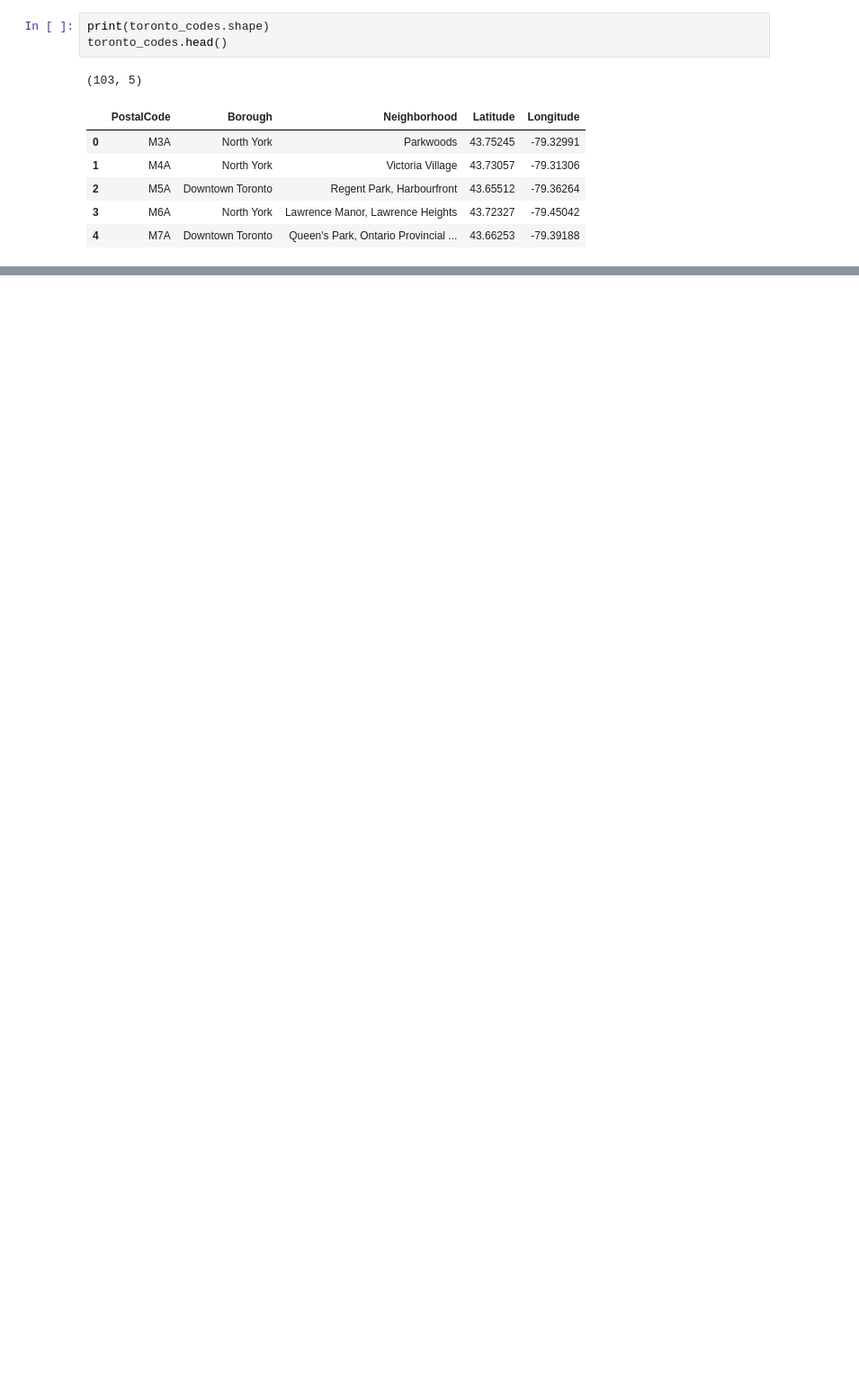
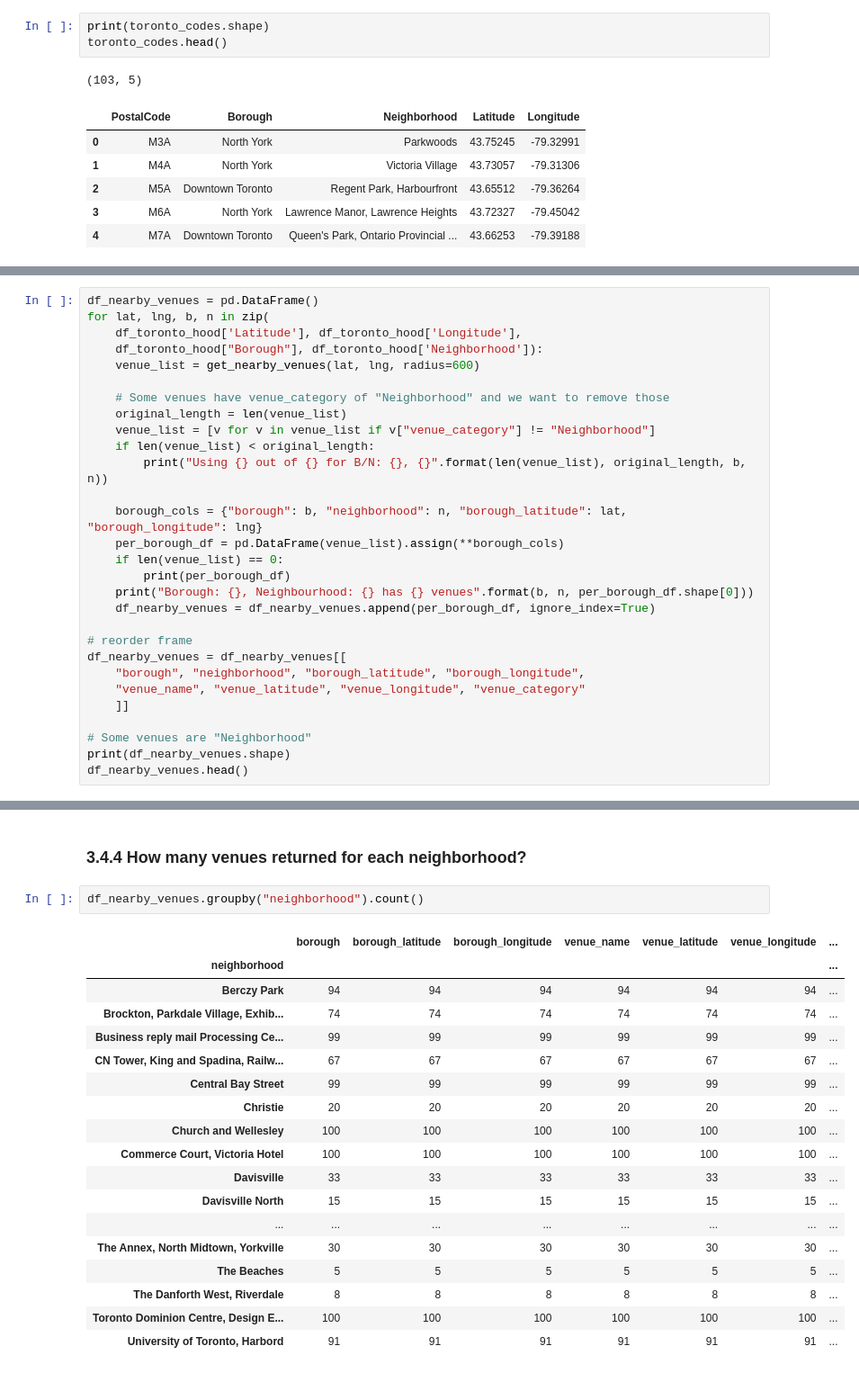
Before and after one commit to pawanrajs/Coursera_Capstone, a Jupyter notebook: Week3_Final_Assignment.ipynb, the cells around one changed output, grey strips where cells are left out. Shown: that part at 90% size. Saved outputs shown, nothing was run; the diff lists cells and outputs as text; blank space fills up the shorter version.

```diff
--- a/Week3_Final_Assignment.ipynb
+++ b/Week3_Final_Assignment.ipynb
@@ -149,0 +292,29 @@ Boroughs that contain Toronto:  39
+# %%
+df_nearby_venues = pd.DataFrame()
+for lat, lng, b, n in zip(
+    df_toronto_hood['Latitude'], df_toronto_hood['Longitude'],
+    df_toronto_hood["Borough"], df_toronto_hood['Neighborhood']):
+    venue_list = get_nearby_venues(lat, lng, radius=600)
+
+    # Some venues have venue_category of "Neighborhood" and we want to remove those
+    original_length = len(venue_list)
+    venue_list = [v for v in venue_list if v["venue_category"] != "Neighborhood"]
+    if len(venue_list) < original_length:
+        print("Using {} out of {} for B/N: {}, {}".format(len(venue_list), original_length, b, n))
+
+    borough_cols = {"borough": b, "neighborhood": n, "borough_latitude": lat, "borough_longitude": lng}
+    per_borough_df = pd.DataFrame(venue_list).assign(**borough_cols)
+    if len(venue_list) == 0:
+        print(per_borough_df)
+    print("Borough: {}, Neighbourhood: {} has {} venues".format(b, n, per_borough_df.shape[0]))
+    df_nearby_venues = df_nearby_venues.append(per_borough_df, ignore_index=True)
+
+# reorder frame
+df_nearby_venues = df_nearby_venues[[
+    "borough", "neighborhood", "borough_latitude", "borough_longitude",
+    "venue_name", "venue_latitude", "venue_longitude", "venue_category"
+    ]]
+
+# Some venues are "Neighborhood"
+print(df_nearby_venues.shape)
+df_nearby_venues.head()
@@ -149,0 +345,23 @@ Boroughs that contain Toronto:  39
+# %% [markdown]
+### 3.4.4 How many venues returned for each neighborhood?
+# %%
+df_nearby_venues.groupby("neighborhood").count()
+# %% [output]
+|  | borough | borough_latitude | borough_longitude | venue_name | venue_latitude | venue_longitude | ... |
+| neighborhood |  |  |  |  |  |  | ... |
+| Berczy Park | 94 | 94 | 94 | 94 | 94 | 94 | ... |
+| Brockton, Parkdale Village, Exhib... | 74 | 74 | 74 | 74 | 74 | 74 | ... |
+| Business reply mail Processing Ce... | 99 | 99 | 99 | 99 | 99 | 99 | ... |
+| CN Tower, King and Spadina, Railw... | 67 | 67 | 67 | 67 | 67 | 67 | ... |
+| Central Bay Street | 99 | 99 | 99 | 99 | 99 | 99 | ... |
+| Christie | 20 | 20 | 20 | 20 | 20 | 20 | ... |
+| Church and Wellesley | 100 | 100 | 100 | 100 | 100 | 100 | ... |
+| Commerce Court, Victoria Hotel | 100 | 100 | 100 | 100 | 100 | 100 | ... |
+| Davisville | 33 | 33 | 33 | 33 | 33 | 33 | ... |
+| Davisville North | 15 | 15 | 15 | 15 | 15 | 15 | ... |
+| ... | ... | ... | ... | ... | ... | ... | ... |
+| The Annex, North Midtown, Yorkville | 30 | 30 | 30 | 30 | 30 | 30 | ... |
+| The Beaches | 5 | 5 | 5 | 5 | 5 | 5 | ... |
+| The Danforth West, Riverdale | 8 | 8 | 8 | 8 | 8 | 8 | ... |
+| Toronto Dominion Centre, Design E... | 100 | 100 | 100 | 100 | 100 | 100 | ... |
+| University of Toronto, Harbord | 91 | 91 | 91 | 91 | 91 | 91 | ... |
```
Also changed, not shown: parts of 45 cells of this notebook.
